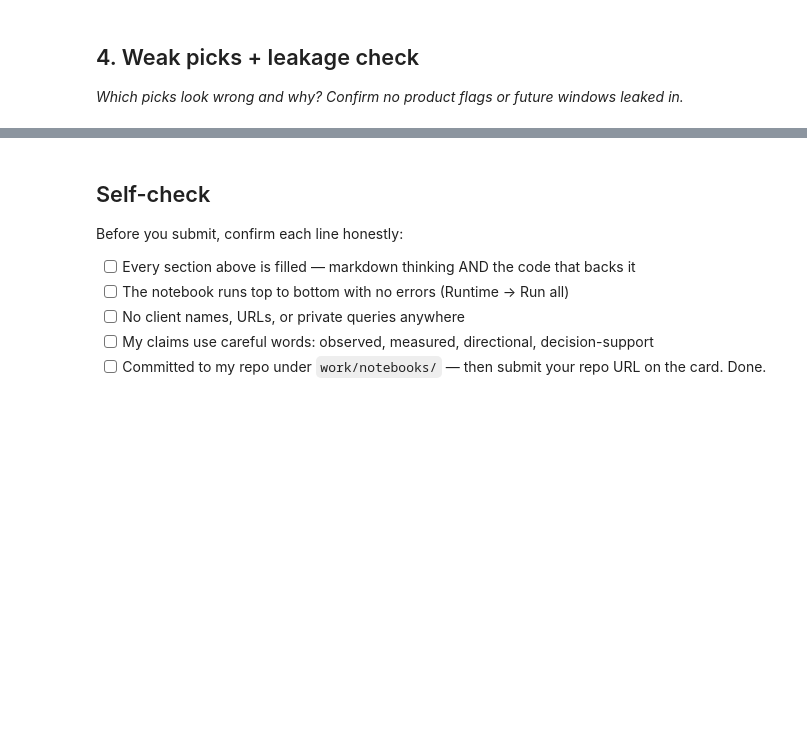
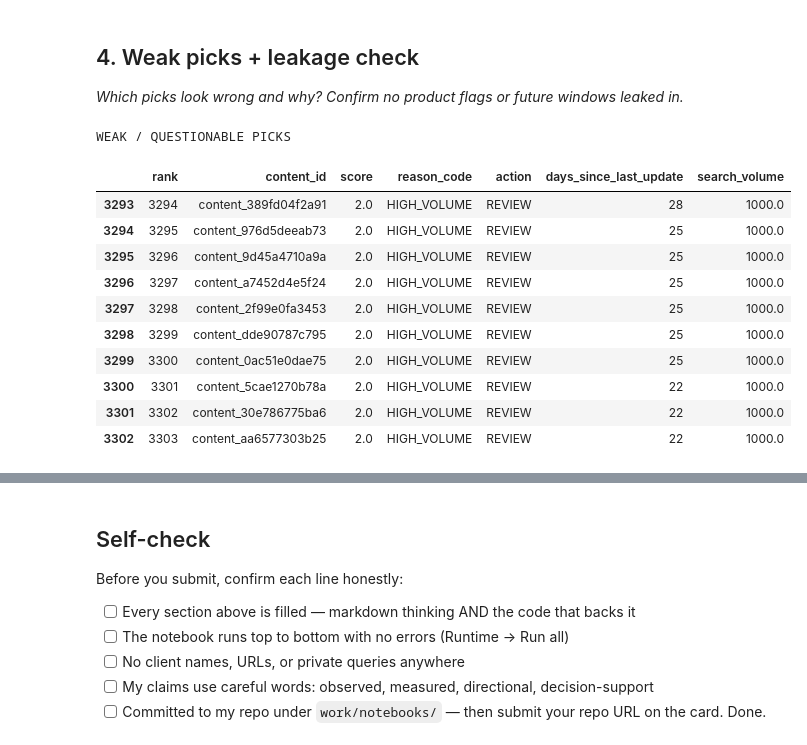
Before and after one commit to AbdullahIdrees291/flyrank-ml-internship, a Jupyter notebook: work/notebooks/w04_baseline_score.ipynb, the cells around one changed output, grey strips where cells are left out. Drawn from its saved outputs; the diff is of its cells as text; code cells hidden in the pictures; blank space fills up the shorter version.

```diff
--- a/work/notebooks/w04_baseline_score.ipynb
+++ b/work/notebooks/w04_baseline_score.ipynb
@@ -34,3 +473,83 @@ This skeleton is yours to fill. Work the sections **in order** — each one has
 # %%
 # This cell is for CODE (numbers, a query, a check).
 # Write your text answer in the cell ABOVE this one — typing sentences here breaks Run All.
+# %%
+# Section 4: Weak picks + leakage check
+
+# ---------------------------------------------------------
+# 1. Identify weak/questionable picks
+# ---------------------------------------------------------
+
+weak_picks = baseline_queue[
+    (baseline_queue["score"] <= 2)
+].head(10).copy()
+
+print("WEAK / QUESTIONABLE PICKS")
+display(weak_picks)
+
+# ---------------------------------------------------------
+# 2. Leakage check
+# ---------------------------------------------------------
+
+rule_inputs = [
+    "days_since_last_update",
+    "search_volume"
+]
+
+print("\nRULE INPUTS:")
+print(rule_inputs)
+
+# Check that the scoring rule only depends on the two chosen signals
+print("\nLEAKAGE CHECK")
+print("The baseline score uses only:")
+print("- days_since_last_update")
+print("- search_volume")
+
+print("\nNo future-window or label-derived fields are used in the score.")
+
+# Explicitly check that future/label-like fields are not used
+forbidden_terms = [
+    "label",
+    "target",
+    "outcome",
+    "future",
+    "next",
+    "conversion"
+]
+
+used_columns = set(["days_since_last_update", "search_volume"])
+
+possible_leakage = [
+    col for col in used_columns
+    if any(term in col.lower() for term in forbidden_terms)
+]
+
+print("\nPossible leakage fields among rule inputs:", possible_leakage)
+
+if len(possible_leakage) == 0:
+    print("LEAKAGE CHECK: PASS")
+else:
+    print("LEAKAGE CHECK: REVIEW NEEDED")
+
+# ---------------------------------------------------------
+# 3. Weak-pick explanation
+# ---------------------------------------------------------
+
+print("\nWEAK PICK REVIEW")
+print(
+    "Weak picks are lower-scoring rows that may not deserve immediate action. "
+    "They are useful as a skeptical check because the baseline is intentionally simple."
+)
+# %% [output]
+WEAK / QUESTIONABLE PICKS
+|  | rank | content_id | score | reason_code | action | days_since_last_update | search_volume |
+| 3293 | 3294 | content_389fd04f2a91 | 2.0 | HIGH_VOLUME | REVIEW | 28 | 1000.0 |
+| 3294 | 3295 | content_976d5deeab73 | 2.0 | HIGH_VOLUME | REVIEW | 25 | 1000.0 |
+| 3295 | 3296 | content_9d45a4710a9a | 2.0 | HIGH_VOLUME | REVIEW | 25 | 1000.0 |
+| 3296 | 3297 | content_a7452d4e5f24 | 2.0 | HIGH_VOLUME | REVIEW | 25 | 1000.0 |
+| 3297 | 3298 | content_2f99e0fa3453 | 2.0 | HIGH_VOLUME | REVIEW | 25 | 1000.0 |
+| 3298 | 3299 | content_dde90787c795 | 2.0 | HIGH_VOLUME | REVIEW | 25 | 1000.0 |
+| 3299 | 3300 | content_0ac51e0dae75 | 2.0 | HIGH_VOLUME | REVIEW | 25 | 1000.0 |
+| 3300 | 3301 | content_5cae1270b78a | 2.0 | HIGH_VOLUME | REVIEW | 22 | 1000.0 |
+| 3301 | 3302 | content_30e786775ba6 | 2.0 | HIGH_VOLUME | REVIEW | 22 | 1000.0 |
+| 3302 | 3303 | content_aa6577303b25 | 2.0 | HIGH_VOLUME | REVIEW | 22 | 1000.0 |
```
Also changed, not shown: parts of 15 cells of this notebook.
